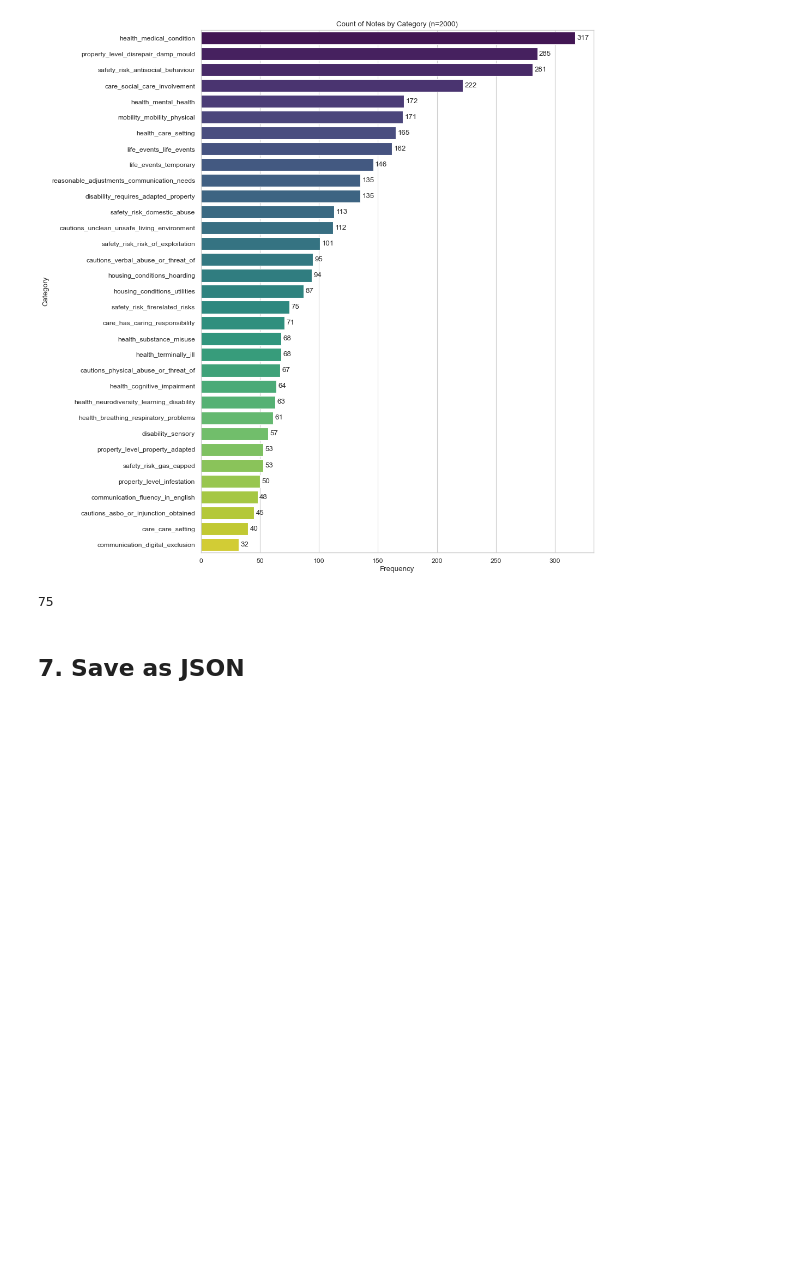
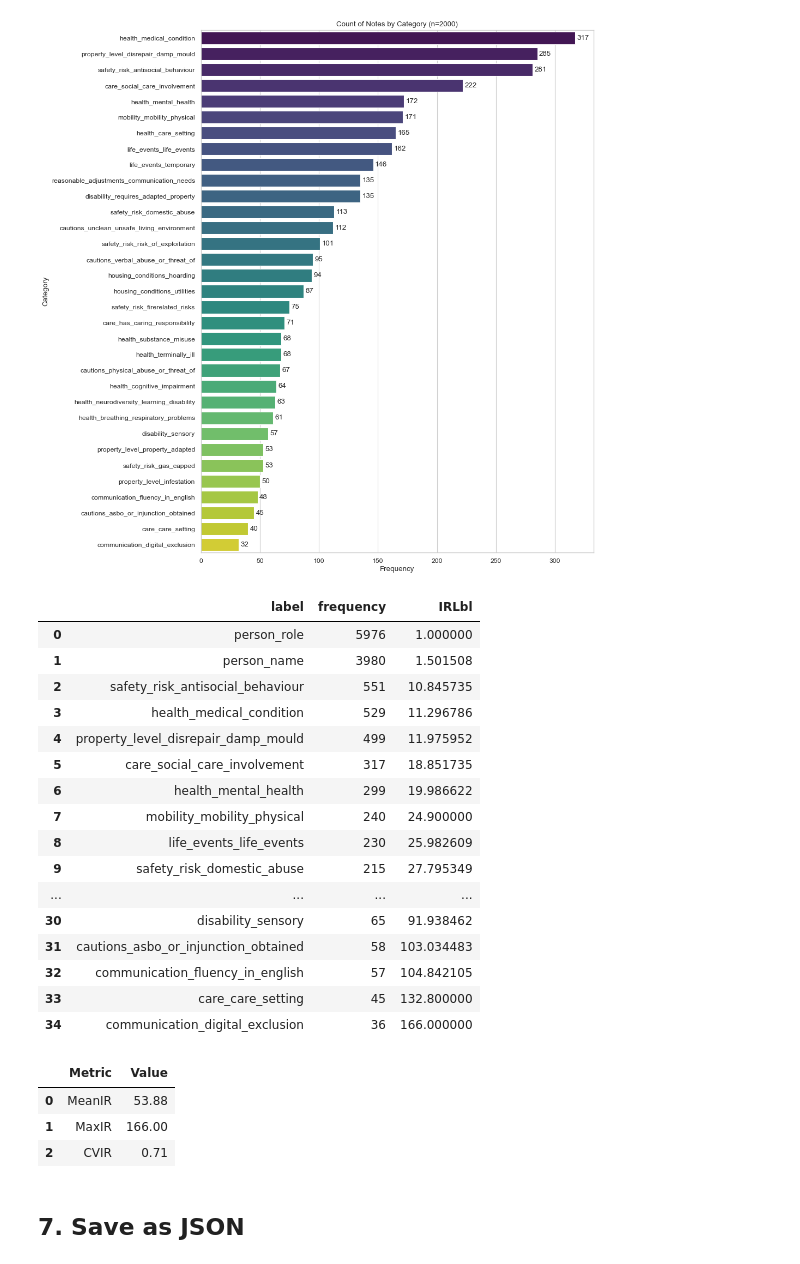
Before and after one commit to notatiyyah/CS3D6-Code, a Jupyter notebook: dev/preprocessing/5_process_annotated_data.ipynb, the cells around one changed output. Cells and saved outputs as stored; diff of their text form; code cells hidden in the pictures; blank space fills up the shorter version.

```diff
--- a/src/preprocessing/5_process_annotated_data.ipynb
+++ b/dev/preprocessing/5_process_annotated_data.ipynb
@@ -983,10 +926,54 @@ plt.show()
 | 1 | MaxIR | 9.91 |
 | 2 | CVIR | 0.54 |
 [figure]
-# %%
-len([r for r in records_v2 if r['needs'] == [] and r['persons'] == []])
-# %% [output]
-75
+# %%
+label_counts = Counter()
+for r in records_v2:
+    labels_in_record = [l['label'] for l in r['needs'] + r['persons']]
+    for label in labels_in_record:
+        label_counts[label] += 1
+
+
+freq = pd.Series(label_counts, name="frequency").sort_values(ascending=False)
+max_freq = freq.max()
+
+irlbl = max_freq / freq
+
+irlbl_df = pd.DataFrame({
+    "label": freq.index,
+    "frequency": freq.values,
+    "IRLbl": irlbl.values,
+}).reset_index(drop=True)
+
+summary_df = pd.DataFrame({
+    "Metric": ["MeanIR", "MaxIR", "CVIR"],
+    "Value": [irlbl.mean(), irlbl.max(), irlbl.std() / irlbl.mean()],
+})
+summary_df = summary_df.style.format({"Value": "{:.2f}"})
+
+display(irlbl_df, summary_df)
+# %% [output]
+|  | label | frequency | IRLbl |
+| 0 | person_role | 5976 | 1.000000 |
+| 1 | person_name | 3980 | 1.501508 |
+| 2 | safety_risk_antisocial_behaviour | 551 | 10.845735 |
+| 3 | health_medical_condition | 529 | 11.296786 |
+| 4 | property_level_disrepair_damp_mould | 499 | 11.975952 |
+| 5 | care_social_care_involvement | 317 | 18.851735 |
+| 6 | health_mental_health | 299 | 19.986622 |
+| 7 | mobility_mobility_physical | 240 | 24.900000 |
+| 8 | life_events_life_events | 230 | 25.982609 |
+| 9 | safety_risk_domestic_abuse | 215 | 27.795349 |
+| ... | ... | ... | ... |
+| 30 | disability_sensory | 65 | 91.938462 |
+| 31 | cautions_asbo_or_injunction_obtained | 58 | 103.034483 |
+| 32 | communication_fluency_in_english | 57 | 104.842105 |
+| 33 | care_care_setting | 45 | 132.800000 |
+| 34 | communication_digital_exclusion | 36 | 166.000000 |
+|  | Metric | Value |
+| 0 | MeanIR | 53.88 |
+| 1 | MaxIR | 166.00 |
+| 2 | CVIR | 0.71 |
 # %% [markdown]
 ## 7. Save as JSON
 # %%
```
Also changed, not shown: parts of 6 cells of this notebook, 41 other files.
